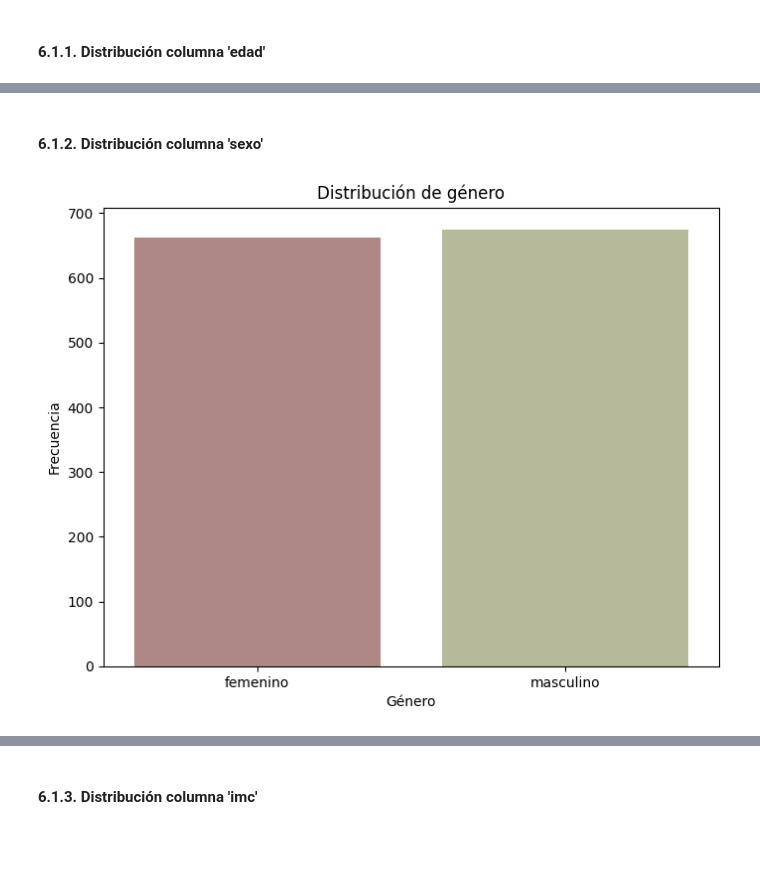
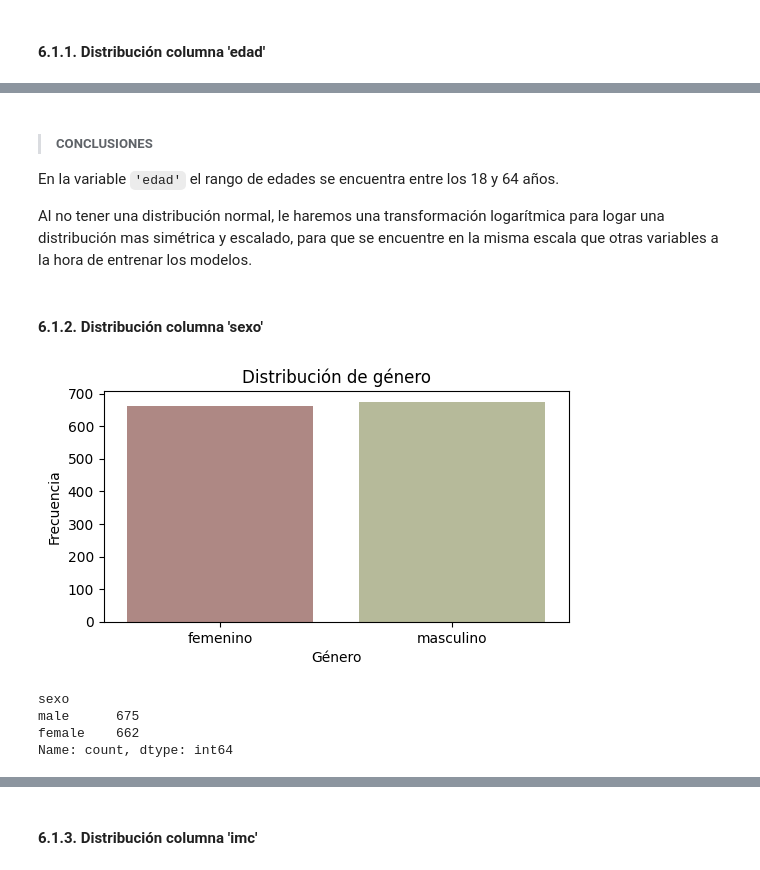
Before and after one commit to XimenaPO/MLProject_Medical_Cost, a Jupyter notebook: src/notebooks/project_resume.ipynb, the cells around one changed output, grey strips where cells are left out. Saved outputs shown, nothing was run; the diff lists cells and outputs as text; code cells hidden in the pictures; blank space fills up the shorter version.

```diff
--- a/src/notebooks/project_resume.ipynb
+++ b/src/notebooks/project_resume.ipynb
@@ -211 +212,3 @@ df.to_csv('../data/processed/df_limpio.csv')
+# %%
+df = pd.read_csv('../data/processed/df_limpio.csv', index_col=[0])
 # %% [markdown]
@@ -285,26 +284,38 @@ plt.show()
+# %% [markdown]
+> ##### **CONCLUSIONES**
+En la variable `'edad'` el rango de edades se encuentra entre los 18 y 64 años.
+
+Al no tener una distribución normal, le haremos una transformación logarítmica para logar una distribución mas simétrica y escalado, para que se encuentre en la misma escala que otras variables a la hora de entrenar los modelos.
 # %% [markdown]
 #### 6.1.2. Distribución columna 'sexo'
 # %%
 # Crear un nuevo DataFrame con la columna traducida
 df_sexo = pd.DataFrame()
 df_sexo['sexo_traducido'] = df['sexo'].map({'female': 'femenino', 'male': 'masculino'})
 
 # Establecer los colores
 colores = {'femenino': '#B5837D', 'masculino': '#BABF95'}
 
 # Crear el gráfico de barras
-plt.figure(figsize=(8, 6))
+plt.figure(figsize=(6,3))
 sns.countplot(x='sexo_traducido', data=df_sexo, palette=colores)
 
 # Ajustes estéticos
 plt.title('Distribución de género')
 plt.xlabel('Género')
 plt.ylabel('Frecuencia')
 
 # Guardar el gráfico como imagen
 plt.savefig('../utils/distribución_sexo.png')
 
 # Mostrar el gráfico
 plt.show()
 # %% [output]
-[figure, old version]
+[figure, new version]
+# %%
+df['sexo'].value_counts()
+# %% [output]
+sexo
+male      675
+female    662
+Name: count, dtype: int64
```
Also changed, not shown: parts of 59 cells of this notebook, 7 other files.
